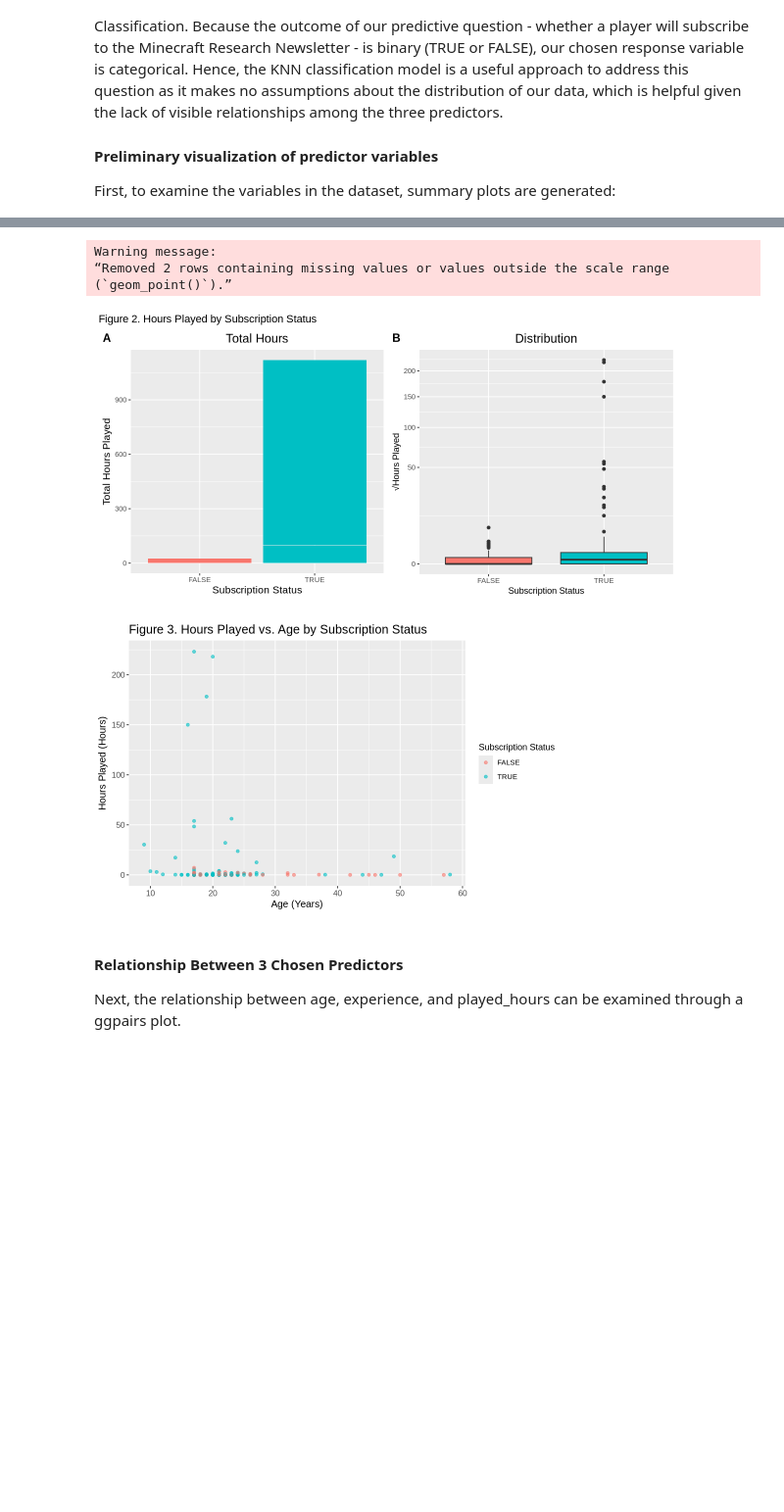
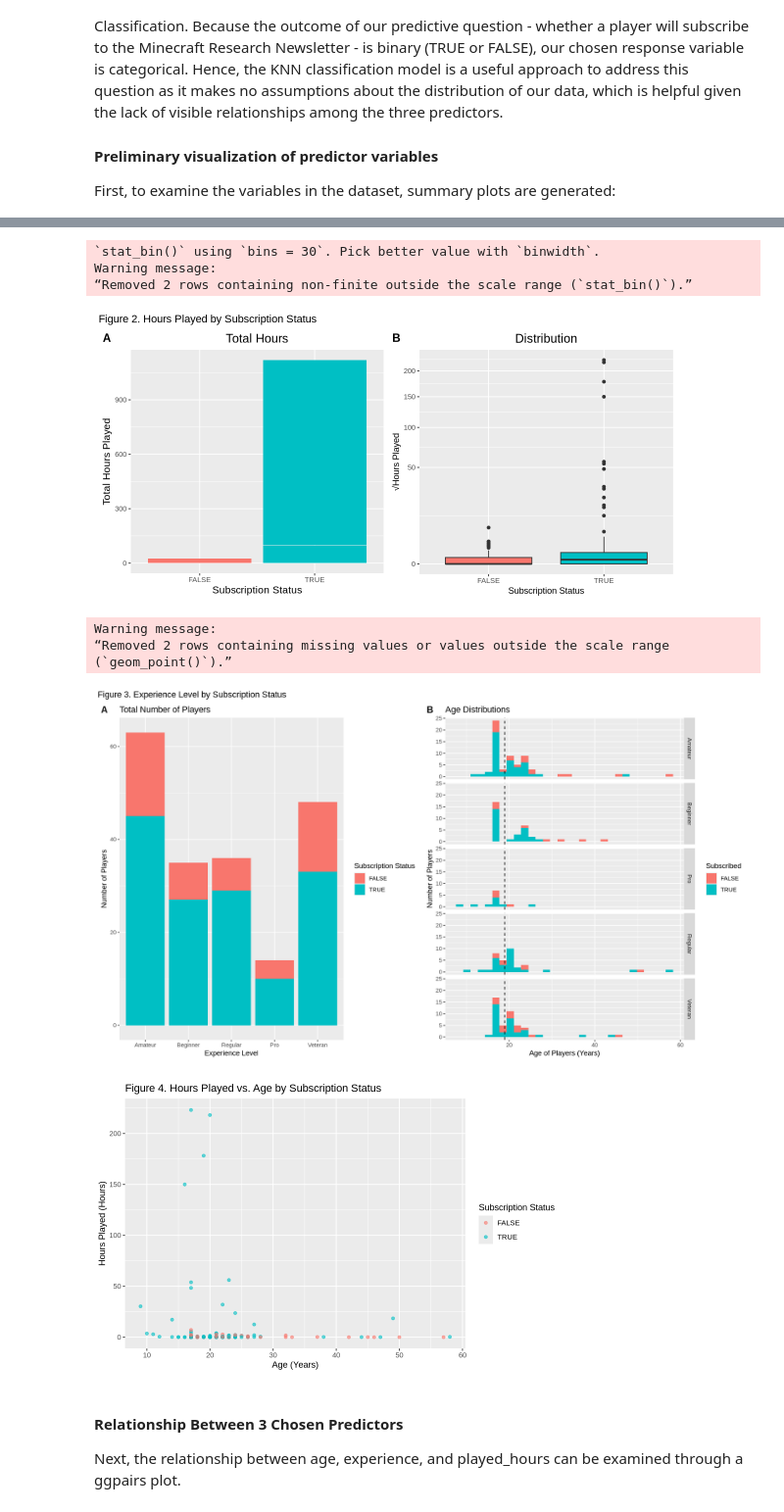
Before and after one commit to emilyk-05/group_project, a Jupyter notebook: group_project.ipynb, the cells around one changed output, grey strips where cells are left out. Shown at 98% size. Drawn from its saved outputs; the diff is of its cells as text; code cells hidden in the pictures; blank space fills up the shorter version.

Commit message:
Updated figures
still unsure if it's better to keep the ggpairs plot (Figure 5), or manually produce the plots (Figuress 1-4)

```diff
--- a/group_project.ipynb
+++ b/group_project.ipynb
@@ -145,41 +145,67 @@ sub_hours_bar <- players |>
 
 ## create box plot
 sub_hours_box <- players |>
     ggplot(aes(x = subscribe, y = played_hours, fill = subscribe)) +
     geom_boxplot() +
     labs(title = "Distribution",
          x = "Subscription Status",
          y = '√Hours Played') +
     scale_y_sqrt() +
     theme(plot.title = element_text(hjust = 0.5, size = 15),
          legend.position = "none")
 
 plot_grid(sub_hours_bar, sub_hours_box, labels="AUTO") +
 plot_annotation(title = 'Figure 2. Hours Played by Subscription Status')
 
+
+options(repr.plot.width = 14, repr.plot.height = 8)
+
+experience_bar <- players |>
+    ggplot(aes(x = factor(experience,levels = c("Amateur", "Beginner", "Regular", "Pro", "Veteran")) , fill = subscribe)) +
+    geom_bar() +
+    xlab("Experience Level") +
+    ylab("Number of Players") +
+    ggtitle("Total Number of Players") +
+    labs(fill = "Subscription Status")
+
+age_distribution <- players |>
+    ggplot(aes(x = age, fill = subscribe)) +
+    geom_histogram() +
+    facet_grid(rows = vars(experience)) +
+    xlab("Age of Players (Years)") +
+    ylab("Number of Players") +
+    ggtitle("Age Distributions") +
+    labs(fill = "Subscribed") +
+    geom_vline(xintercept = 19, linetype = "dashed")
+
+plot_grid(experience_bar, age_distribution, labels="AUTO") +
+plot_annotation(title = 'Figure 3. Experience Level by Subscription Status')
+
+
 options(repr.plot.width = 8, repr.plot.height = 5)
 
 ## create plot of hours played vs age, group by subscription status
 age_hours_plot <- players |>
     ggplot(aes(x = age, y = played_hours, color = subscribe)) +
     geom_point(alpha = 0.6) +
-    labs(title = 'Figure 3. Hours Played vs. Age by Subscription Status',
+    labs(title = 'Figure 4. Hours Played vs. Age by Subscription Status',
          x = 'Age (Years)',
          y = 'Hours Played (Hours)',
-        color = 'Subscription Status') +
-    theme(plot.title = element_text(size = 15),
-         axis.title = element_text(size = 12),
-         axis.text = element_text(size = 10))
+        color = 'Subscription Status')
 age_hours_plot
 # %% [output]
 Warning message:
 “Removed 2 rows containing non-finite outside the scale range (`stat_bin()`).”
 [figure]
+`stat_bin()` using `bins = 30`. Pick better value with `binwidth`.
 Warning message:
-“Removed 2 rows containing missing values or values outside the scale range
-(`geom_point()`).”
+“Removed 2 rows containing non-finite outside the scale range (`stat_bin()`).”
 [figure]
+Warning message:
+“Removed 2 rows containing missing values or values outside the scale range
+(`geom_point()`).”
-[figure, old version]
+[figure, new version]
+[figure, added]
 # %% [markdown]
 <h4>Relationship Between 3 Chosen Predictors</h4>
 
```
Also changed, not shown: parts of 1 cell of this notebook.
